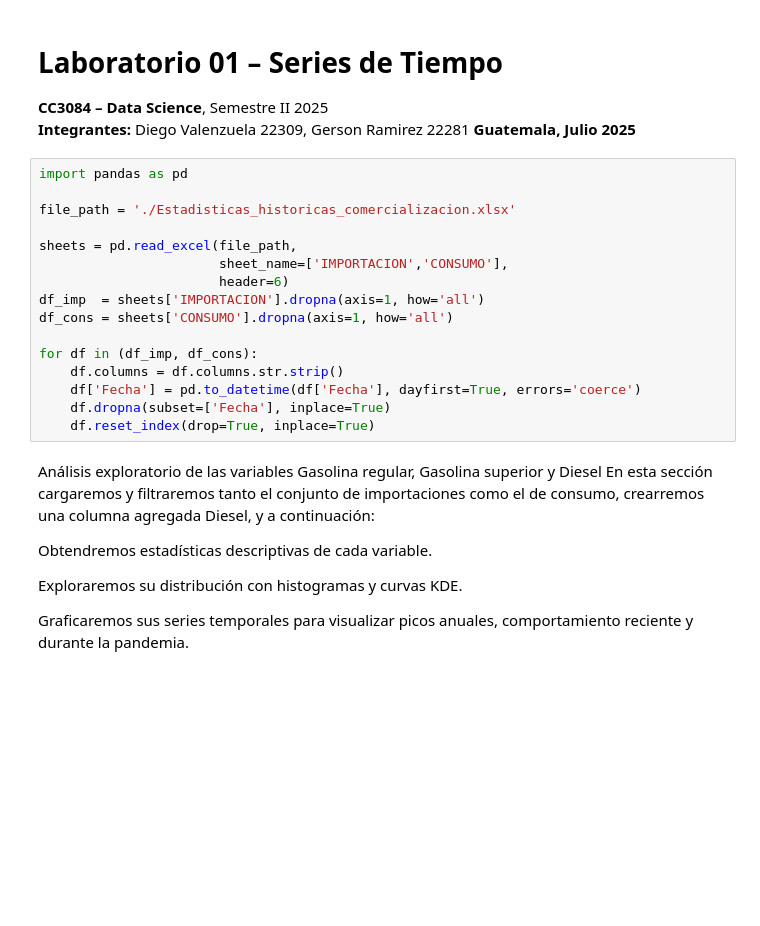
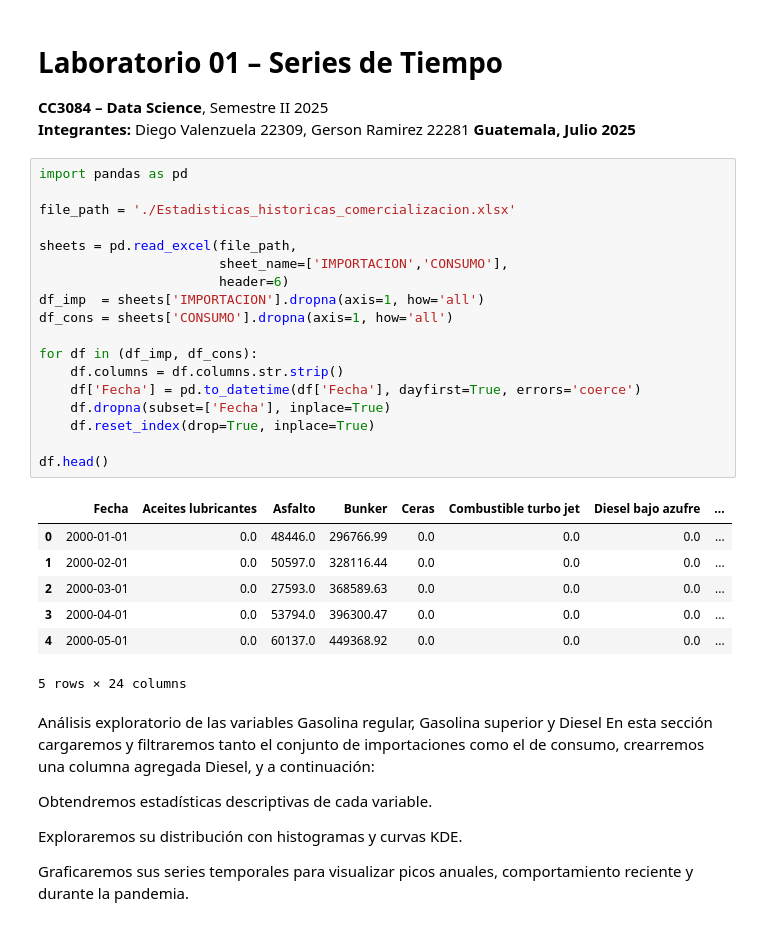
Before and after one commit to Diegoval-Dev/DC-Lab1, a Jupyter notebook: series-de-tiempo.ipynb, the cells around one changed output. Saved outputs shown, nothing was run; the diff lists cells and outputs as text; blank space fills up the shorter version.

```diff
--- a/series-de-tiempo.ipynb
+++ b/series-de-tiempo.ipynb
@@ -6,19 +6,29 @@
 # %%
 import pandas as pd
 
 file_path = './Estadisticas_historicas_comercializacion.xlsx'
 
 sheets = pd.read_excel(file_path,
                        sheet_name=['IMPORTACION','CONSUMO'],
                        header=6)
 df_imp  = sheets['IMPORTACION'].dropna(axis=1, how='all')
 df_cons = sheets['CONSUMO'].dropna(axis=1, how='all')
 
 for df in (df_imp, df_cons):
     df.columns = df.columns.str.strip()
     df['Fecha'] = pd.to_datetime(df['Fecha'], dayfirst=True, errors='coerce')
     df.dropna(subset=['Fecha'], inplace=True)
     df.reset_index(drop=True, inplace=True)
+
+df.head()
+# %% [output]
+|  | Fecha | Aceites lubricantes | Asfalto | Bunker | Ceras | Combustible turbo jet | Diesel bajo azufre | ... |
+| 0 | 2000-01-01 | 0.0 | 48446.0 | 296766.99 | 0.0 | 0.0 | 0.0 | ... |
+| 1 | 2000-02-01 | 0.0 | 50597.0 | 328116.44 | 0.0 | 0.0 | 0.0 | ... |
+| 2 | 2000-03-01 | 0.0 | 27593.0 | 368589.63 | 0.0 | 0.0 | 0.0 | ... |
+| 3 | 2000-04-01 | 0.0 | 53794.0 | 396300.47 | 0.0 | 0.0 | 0.0 | ... |
+| 4 | 2000-05-01 | 0.0 | 60137.0 | 449368.92 | 0.0 | 0.0 | 0.0 | ... |
+5 rows × 24 columns
 # %% [markdown]
 Análisis exploratorio de las variables Gasolina regular, Gasolina superior y Diesel
 En esta sección cargaremos y filtraremos tanto el conjunto de importaciones como el de consumo, crearremos una columna agregada Diesel, y a continuación:
```
Also changed, not shown: parts of 1 cell of this notebook.
